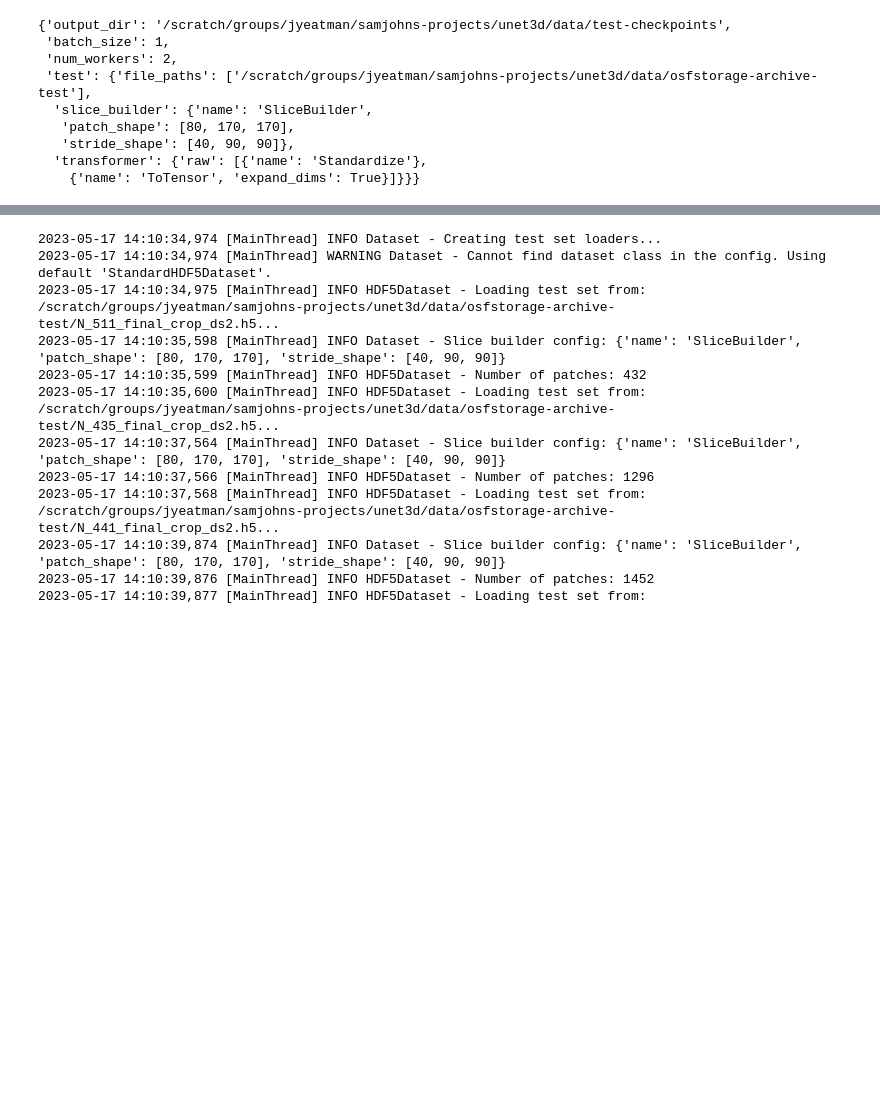
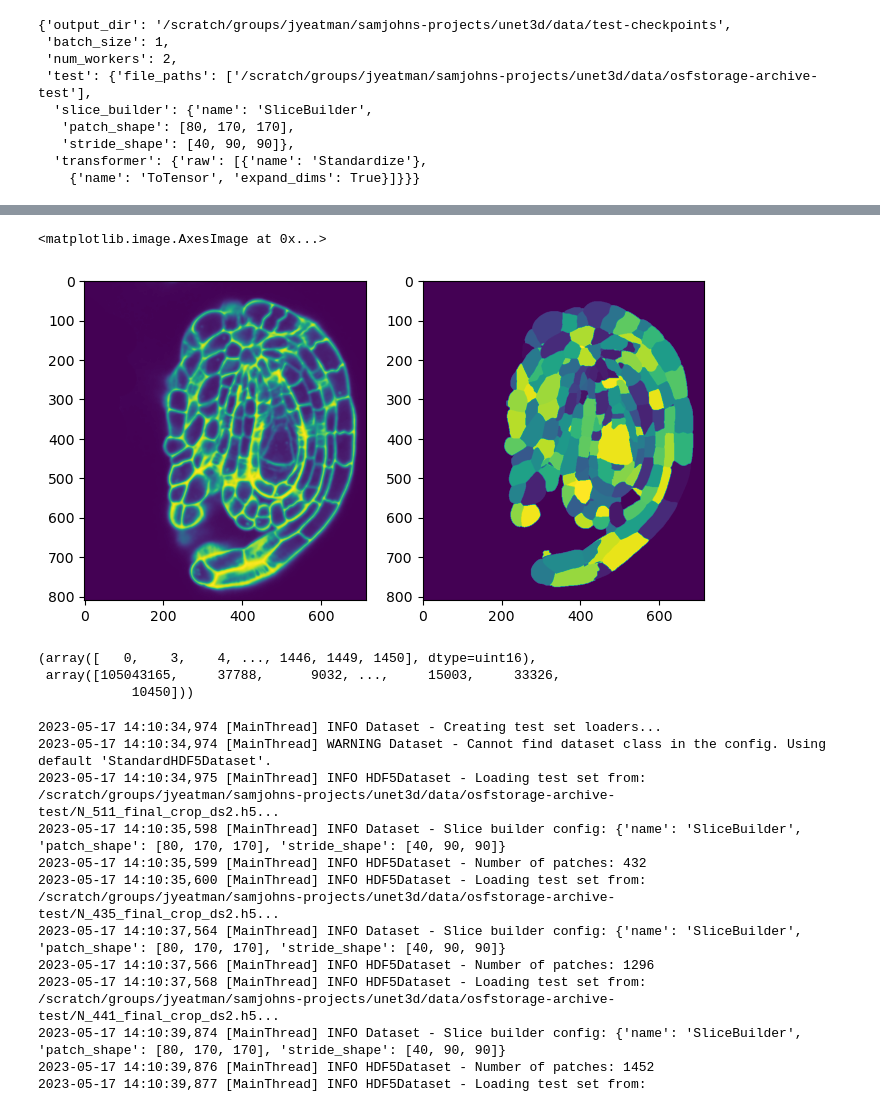
Before and after one commit to sambjohnson/pytorch-3dunet, a Jupyter notebook: resources/data_loading_check.ipynb, the cells around one changed output, grey strips where cells are left out. Drawn from its saved outputs; the diff is of its cells as text; code cells hidden in the pictures; blank space fills up the shorter version.

```diff
--- a/resources/data_loading_check.ipynb
+++ b/resources/data_loading_check.ipynb
@@ -88,3 +100,16 @@ test_h5.get('label')
+# %%
+fig, ax = plt.subplots(1, 2, figsize=(8, 16))
+ax[0].imshow(test_h5_raw_np[150])  # order: Z, Y, X -- slice along Z
+ax[1].imshow(test_h5_label_np[150])
+# %% [output]
+<matplotlib.image.AxesImage at 0x...>
+[figure, added]
+# %%
+np.unique(test_h5_label_np, return_counts=True)
+# %% [output]
+(array([   0,    3,    4, ..., 1446, 1449, 1450], dtype=uint16),
+ array([105043165,     37788,      9032, ...,     15003,     33326,
+            10450]))
 # %%
 class StandardHDF5Dataset(AbstractHDF5Dataset):
     """
```
Also changed, not shown: parts of 5 cells of this notebook.
